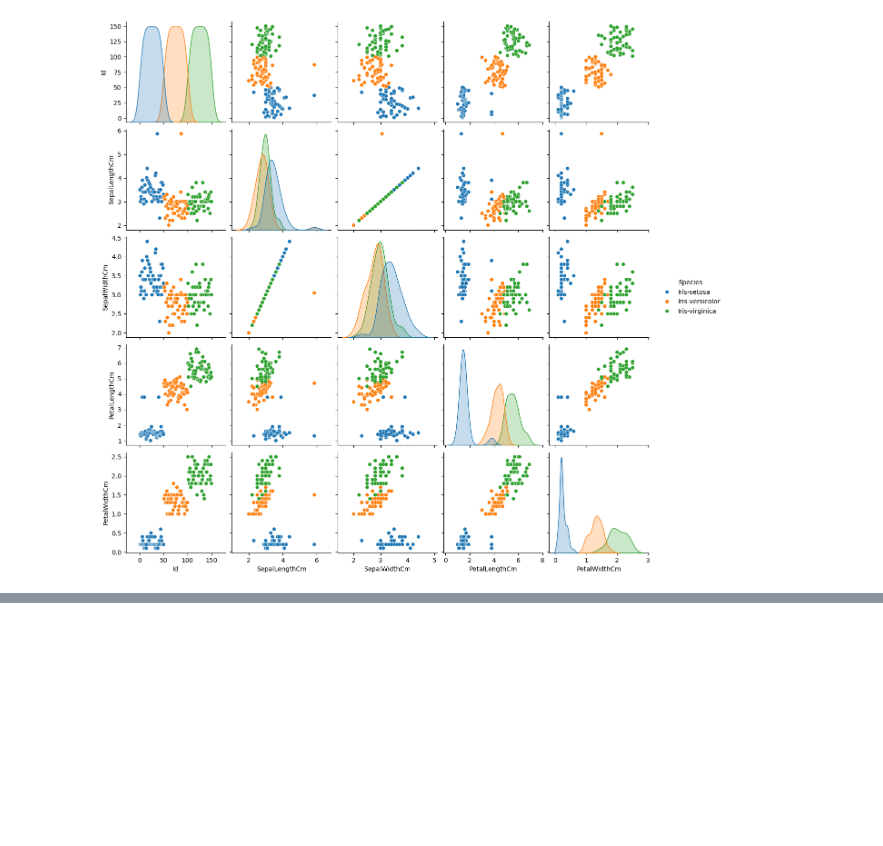
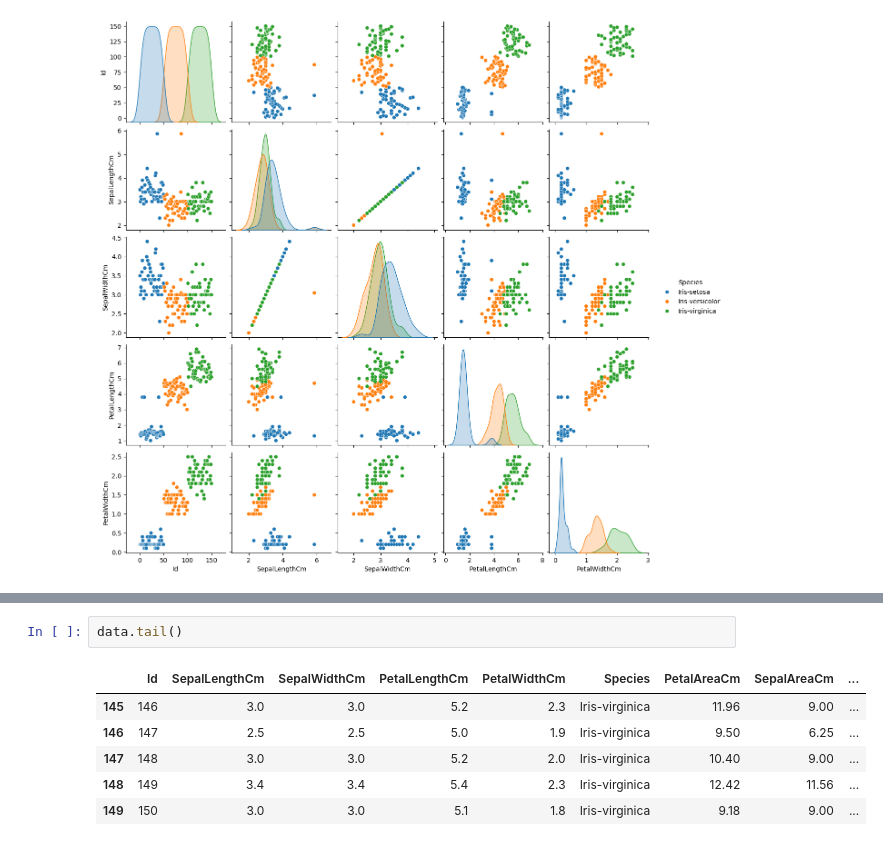
Before and after one commit to anishkr-sahu/data_visualization, a Jupyter notebook: Revision_day_1.ipynb, the cells around one changed output, grey strips where cells are left out. Drawn from its saved outputs; the diff is of its cells as text; blank space fills up the shorter version.

```diff
--- a/Revision_day_1.ipynb
+++ b/Revision_day_1.ipynb
@@ -334,0 +409,9 @@ plt.show()
+# %%
+data.tail()
+# %% [output]
+|  | Id | SepalLengthCm | SepalWidthCm | PetalLengthCm | PetalWidthCm | Species | PetalAreaCm | SepalAreaCm | ... |
+| 145 | 146 | 3.0 | 3.0 | 5.2 | 2.3 | Iris-virginica | 11.96 | 9.00 | ... |
+| 146 | 147 | 2.5 | 2.5 | 5.0 | 1.9 | Iris-virginica | 9.50 | 6.25 | ... |
+| 147 | 148 | 3.0 | 3.0 | 5.2 | 2.0 | Iris-virginica | 10.40 | 9.00 | ... |
+| 148 | 149 | 3.4 | 3.4 | 5.4 | 2.3 | Iris-virginica | 12.42 | 11.56 | ... |
+| 149 | 150 | 3.0 | 3.0 | 5.1 | 1.8 | Iris-virginica | 9.18 | 9.00 | ... |
```
Also changed, not shown: parts of 10 cells of this notebook.
